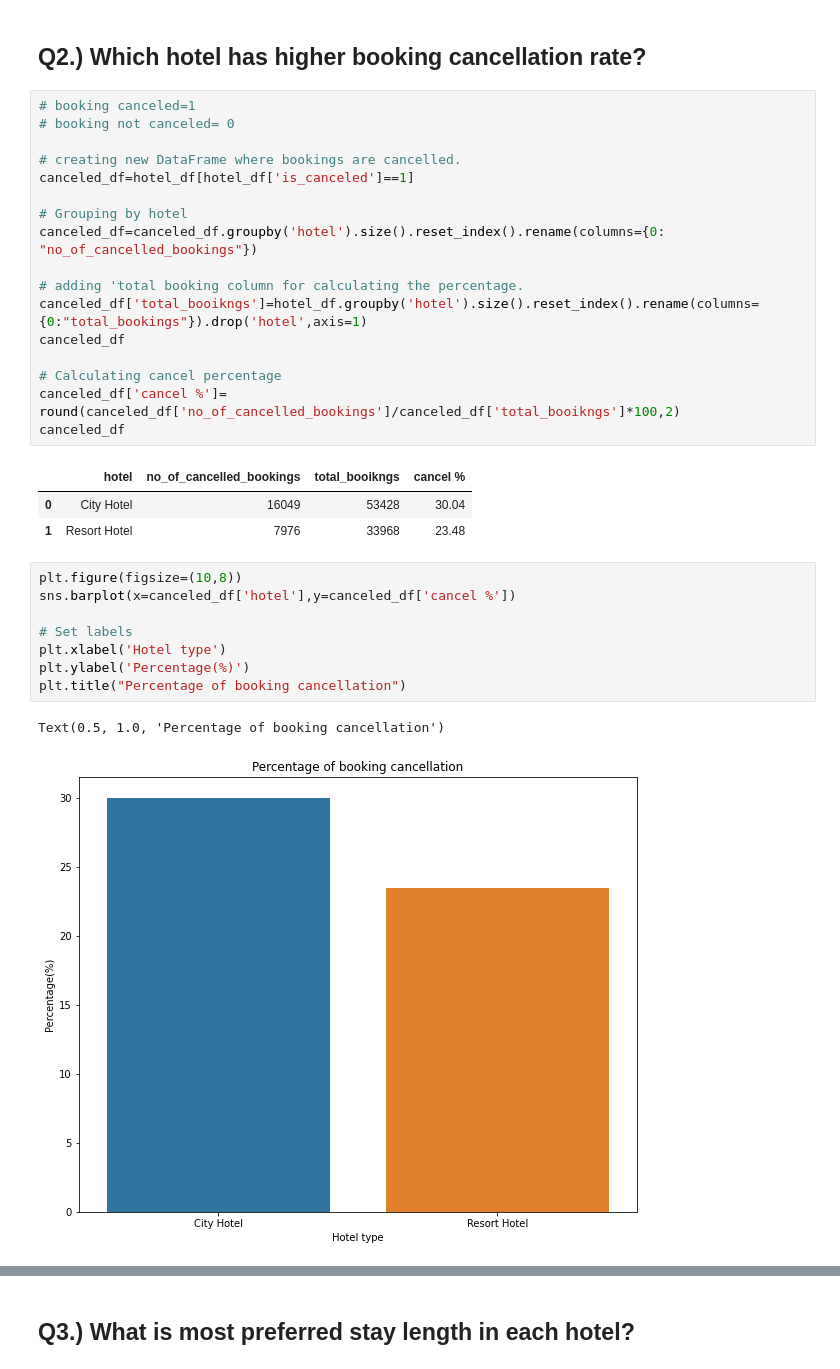
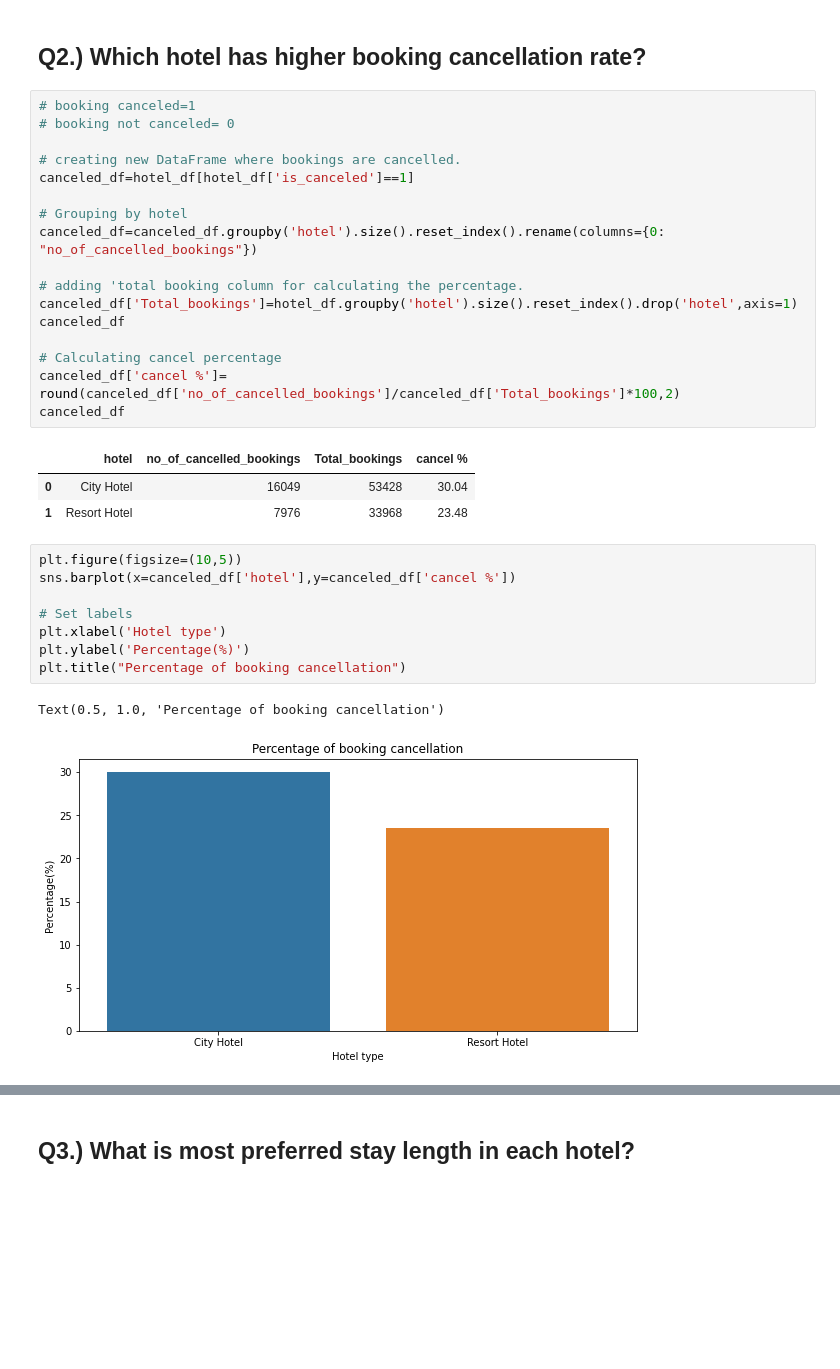
Before and after one commit to dileep-rawat/Capstone-Project-1-Hotel-Booking-Analysis, a Jupyter notebook: Hotel_Booking_Analysis_Capstone_Project.ipynb, the cells around one changed output, grey strips where cells are left out. Saved outputs shown, nothing was run; the diff lists cells and outputs as text; blank space fills up the shorter version.

```diff
--- a/Hotel_Booking_Analysis_Capstone_Project.ipynb
+++ b/Hotel_Booking_Analysis_Capstone_Project.ipynb
@@ -206,25 +204,25 @@ canceled_df=hotel_df[hotel_df['is_canceled']==1]
 canceled_df=canceled_df.groupby('hotel').size().reset_index().rename(columns={0: "no_of_cancelled_bookings"})
 
 # adding 'total booking column for calculating the percentage.
-canceled_df['total_booikngs']=hotel_df.groupby('hotel').size().reset_index().rename(columns={0:"total_bookings"}).drop('hotel',axis=1)
+canceled_df['Total_bookings']=hotel_df.groupby('hotel').size().reset_index().drop('hotel',axis=1)
 canceled_df
 
 # Calculating cancel percentage
-canceled_df['cancel %']= round(canceled_df['no_of_cancelled_bookings']/canceled_df['total_booikngs']*100,2)
+canceled_df['cancel %']= round(canceled_df['no_of_cancelled_bookings']/canceled_df['Total_bookings']*100,2)
 canceled_df
 # %% [output]
-|  | hotel | no_of_cancelled_bookings | total_booikngs | cancel % |
+|  | hotel | no_of_cancelled_bookings | Total_bookings | cancel % |
 | 0 | City Hotel | 16049 | 53428 | 30.04 |
 | 1 | Resort Hotel | 7976 | 33968 | 23.48 |
 # %%
-plt.figure(figsize=(10,8))
+plt.figure(figsize=(10,5))
 sns.barplot(x=canceled_df['hotel'],y=canceled_df['cancel %'])
 
 # Set labels
 plt.xlabel('Hotel type')
 plt.ylabel('Percentage(%)')
 plt.title("Percentage of booking cancellation")
 # %% [output]
 Text(0.5, 1.0, 'Percentage of booking cancellation')
-[figure, old version]
+[figure, new version]
 # %% [markdown]
```
Also changed, not shown: parts of 22 cells of this notebook.
